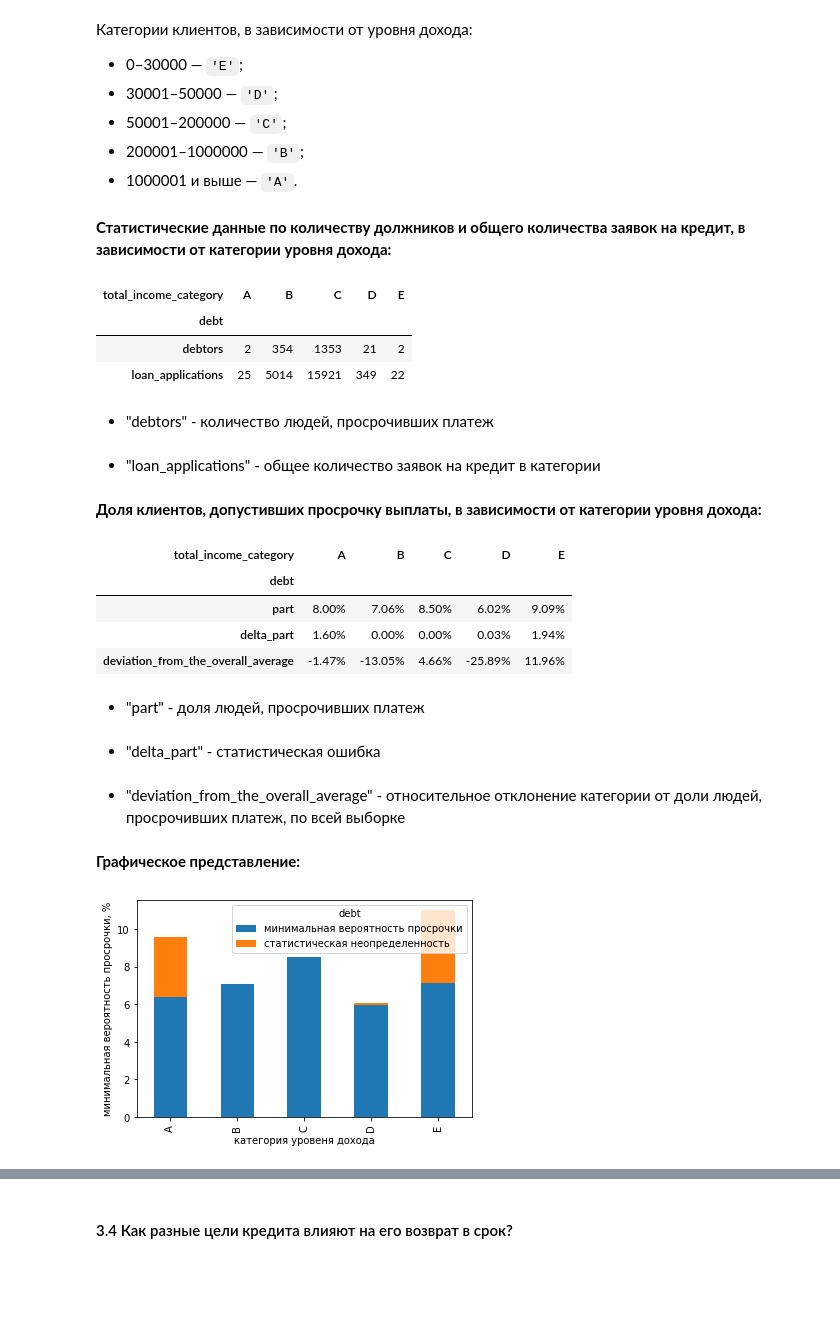
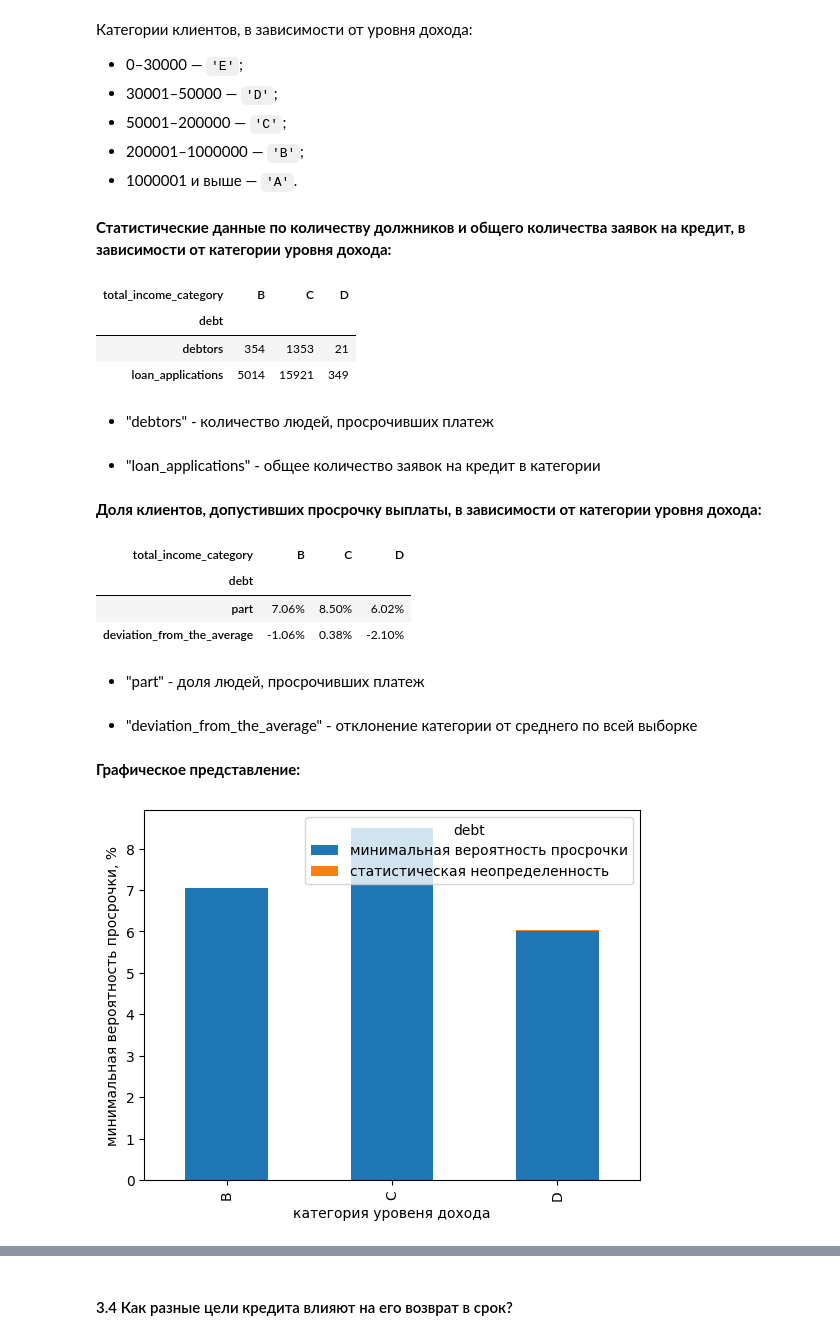
Before and after one commit to Alexander-Firsov/practicum.yandex.ru_data-scientist, a Jupyter notebook: 06-Предобработка_данных-Исследование_надежности_заемщиков/4bb431f4-921b-4285-9681-841a8f67430a.ipynb, the cells around one changed output, grey strips where cells are left out. Saved outputs shown, nothing was run; the diff lists cells and outputs as text; code cells hidden in the pictures; blank space fills up the shorter version.

```diff
--- a/06-Предобработка_данных-Исследование_надежности_заемщиков/4bb431f4-921b-4285-9681-841a8f67430a.ipynb
+++ b/06-Предобработка_данных-Исследование_надежности_заемщиков/4bb431f4-921b-4285-9681-841a8f67430a.ipynb
@@ -772,27 +444,53 @@ family_status = create_pivot_table_v2('family_status', 'семейного по
 - 50001–200000 — `'C'`;
 - 200001–1000000 — `'B'`;
 - 1000001 и выше — `'A'`.
-# %%
-# Ваш код будет здесь. Вы можете создавать новые ячейки.
-total_income_category = create_pivot_table('total_income_category', 'категории уровня дохода', 'категория уровеня дохода')
-# %% [output]
-**Статистические данные по количеству должников и общего количества заявок на кредит,        в зависимости от категории уровня дохода:**
-| total_income_category | A | B | C | D | E |
-| debt |  |  |  |  |  |
-| debtors | 2 | 354 | 1353 | 21 | 2 |
-| loan_applications | 25 | 5014 | 15921 | 349 | 22 |
-* "debtors" - количество людей, просрочивших платеж
-* "loan_applications" - общее количество заявок на кредит в категории
-**Доля клиентов, допустивших просрочку выплаты, в зависимости от категории уровня дохода:**
-| total_income_category | A | B | C | D | E |
-| debt |  |  |  |  |  |
-| part | 8.00% | 7.06% | 8.50% | 6.02% | 9.09% |
-| delta_part | 1.60% | 0.00% | 0.00% | 0.03% | 1.94% |
-| deviation_from_the_overall_average | -1.47% | -13.05% | 4.66% | -25.89% | 11.96% |
-* "part" - доля людей, просрочивших платеж
-* "delta_part" - статистическая ошибка
-* "deviation_from_the_overall_average" - относительное отклонение категории от доли людей, просрочивших        платеж, по всей выборке
-**Графическое представление:**
-[figure, removed]
+# %%
+def create_pivot_table_v2_2(row, description_in_string, description_in_hystogram):
+
+# Надо было создавать функцию, с передачей датафрейма в качестве аргумента. Теперь приходится дополнительную
+# функцию создавать, для исключения нескольких категорий
+    data4 = data[data.total_income_category.apply(lambda x: x in ['B','C','D'])]
+
+    pivot_table = data4.pivot_table(index=['debt'], columns=row, values='income_type', aggfunc='count')\
+        .fillna(0).T.astype('int')
+    pivot_table = add_metric_v2(pivot_table)
+    display(Markdown('**Статистические данные по количеству должников и общего количества заявок на кредит,\
+        в зависимости от ' + description_in_string + ':**'))
+    display(pivot_table.loc[:,['debtors','loan_applications']].T)
+    display(Markdown('* "debtors" - количество людей, просрочивших платеж'))
+    display(Markdown('* "loan_applications" - общее количество заявок на кредит в категории'))
+    display(Markdown('**Доля клиентов, допустивших просрочку выплаты, в зависимости от '+\
+        description_in_string + ':**'))
+    #display(pivot_table.loc[:,['part','deviation_from_the_average']].T.applymap('{:.2%}'.format))
+    display(pivot_table.loc[:,['part','deviation_from_the_average']].T.map('{:.2%}'.format))
+    display(Markdown('* "part" - доля людей, просрочивших платеж'))
+    display(Markdown('* "deviation_from_the_average" - отклонение категории от среднего по всей выборке'))
+    display(Markdown('**Графическое представление:**'))
+    pivot_table.loc[:,['минимальная вероятность просрочки','статистическая неопределенность']].plot(
+        kind="bar",
+        stacked= True,
+        xlabel=description_in_hystogram,
+        ylabel='минимальная вероятность просрочки, %')
+    plt.show()
+    return pivot_table
+
+total_income_category = create_pivot_table_v2_2('total_income_category', 'категории уровня дохода', 'категория уровеня дохода')
+# %% [output]
+**Статистические данные по количеству должников и общего количества заявок на кредит,        в зависимости от категории уровня дохода:**
+| total_income_category | B | C | D |
+| debt |  |  |  |
+| debtors | 354 | 1353 | 21 |
+| loan_applications | 5014 | 15921 | 349 |
+* "debtors" - количество людей, просрочивших платеж
+* "loan_applications" - общее количество заявок на кредит в категории
+**Доля клиентов, допустивших просрочку выплаты, в зависимости от категории уровня дохода:**
+| total_income_category | B | C | D |
+| debt |  |  |  |
+| part | 7.06% | 8.50% | 6.02% |
+| deviation_from_the_average | -1.06% | 0.38% | -2.10% |
+* "part" - доля людей, просрочивших платеж
+* "deviation_from_the_average" - отклонение категории от среднего по всей выборке
+**Графическое представление:**
+[figure, added]
 # %% [markdown]
 **Вывод:**
```
Also changed, not shown: parts of 63 cells of this notebook, 8 other files.
